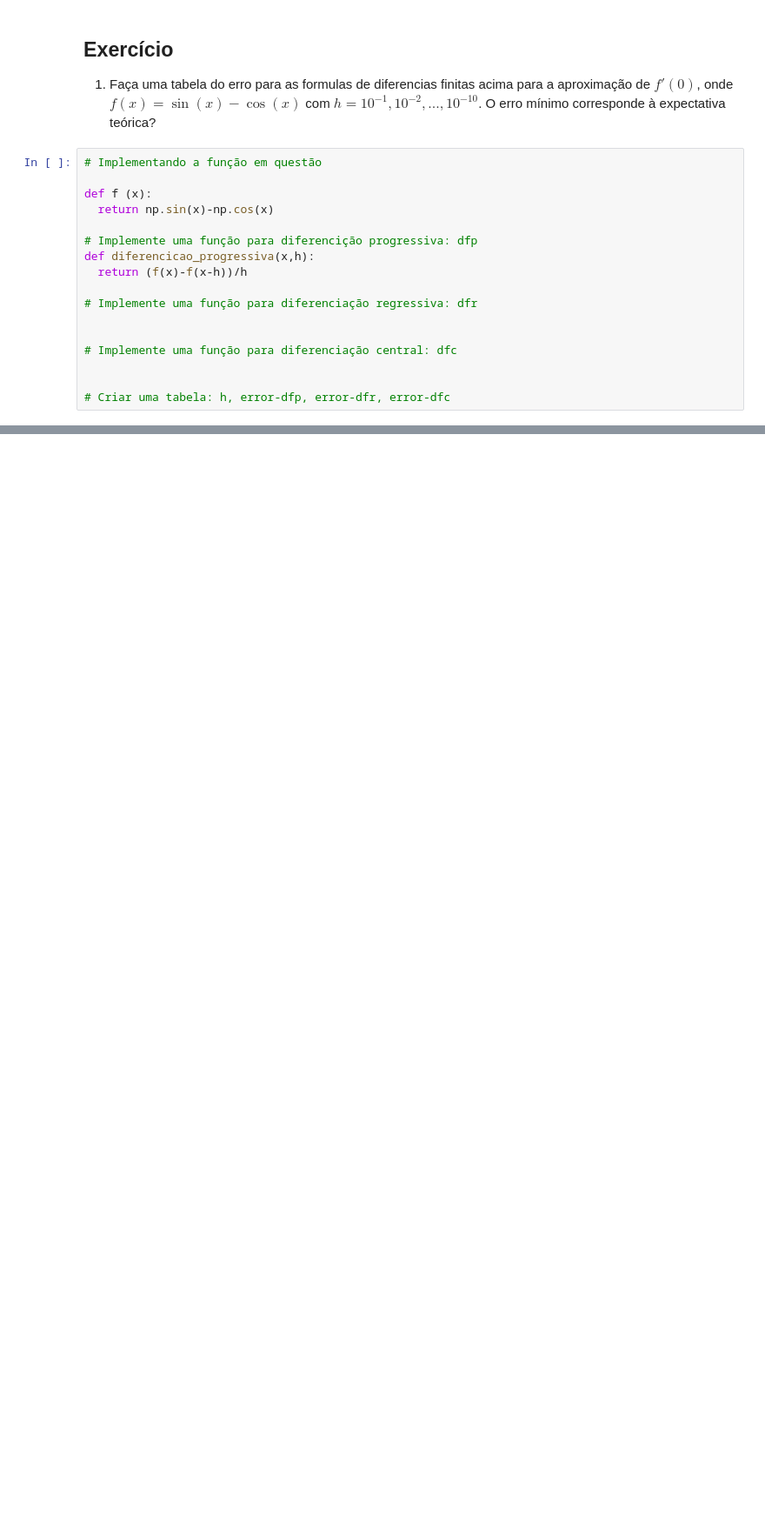
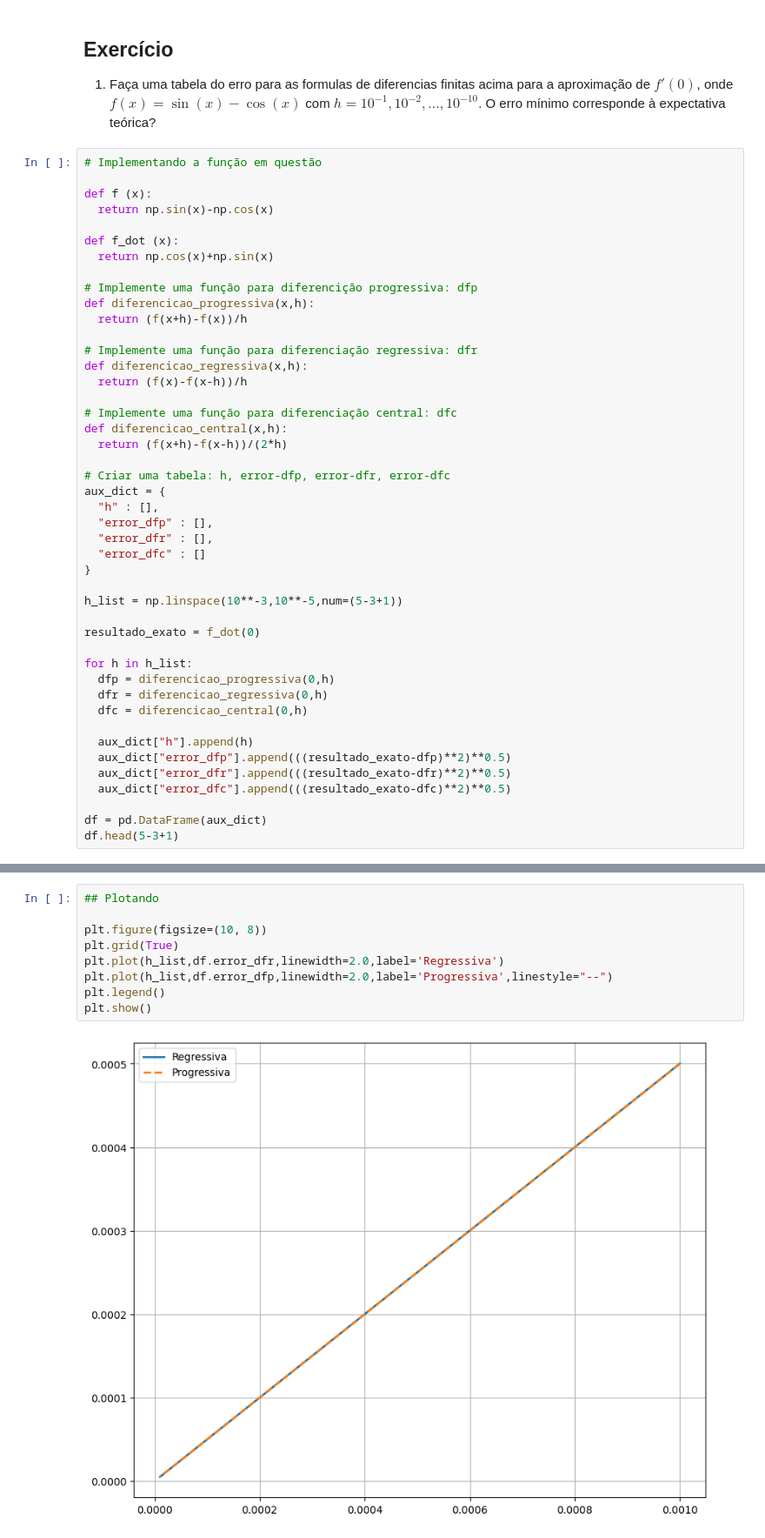
Before and after one commit to Esterci/metodos-numericos, a Jupyter notebook: Cópia_de_Exercício_DifNum.ipynb, the cells around one changed output, grey strips where cells are left out. Shown at 87% size. Drawn from its saved outputs; the diff is of its cells as text; blank space fills up the shorter version.

```diff
--- a/Cópia_de_Exercício_DifNum.ipynb
+++ b/Cópia_de_Exercício_DifNum.ipynb
@@ -81,14 +82,42 @@ com erro de truncamento,
 def f (x):
   return np.sin(x)-np.cos(x)
 
+def f_dot (x):
+  return np.cos(x)+np.sin(x)
+
 # Implemente uma função para diferencição progressiva: dfp
 def diferencicao_progressiva(x,h):
+  return (f(x+h)-f(x))/h
+
+# Implemente uma função para diferenciação regressiva: dfr
+def diferencicao_regressiva(x,h):
   return (f(x)-f(x-h))/h
 
-# Implemente uma função para diferenciação regressiva: dfr
-
-
 # Implemente uma função para diferenciação central: dfc
-
+def diferencicao_central(x,h):
+  return (f(x+h)-f(x-h))/(2*h)
 
 # Criar uma tabela: h, error-dfp, error-dfr, error-dfc
+aux_dict = {
+  "h" : [],
+  "error_dfp" : [],
+  "error_dfr" : [],
+  "error_dfc" : []
+}
+
+h_list = np.linspace(10**-3,10**-5,num=(5-3+1))
+
+resultado_exato = f_dot(0)
+
+for h in h_list:
+  dfp = diferencicao_progressiva(0,h)
+  dfr = diferencicao_regressiva(0,h)
+  dfc = diferencicao_central(0,h)
+
+  aux_dict["h"].append(h)
+  aux_dict["error_dfp"].append(((resultado_exato-dfp)**2)**0.5)
+  aux_dict["error_dfr"].append(((resultado_exato-dfr)**2)**0.5)
+  aux_dict["error_dfc"].append(((resultado_exato-dfc)**2)**0.5)
+
+df = pd.DataFrame(aux_dict)
+df.head(5-3+1)
@@ -128,0 +143,11 @@ array([25, 25, 25, 25, 25, 25, 25, 24,  1])
+# %%
+## Plotando
+
+plt.figure(figsize=(10, 8))
+plt.grid(True)
+plt.plot(h_list,df.error_dfr,linewidth=2.0,label='Regressiva')
+plt.plot(h_list,df.error_dfp,linewidth=2.0,label='Progressiva',linestyle="--")
+plt.legend()
+plt.show()
+# %% [output]
+[figure, added]
```
Also changed, not shown: parts of 7 cells of this notebook, 1 other file.
